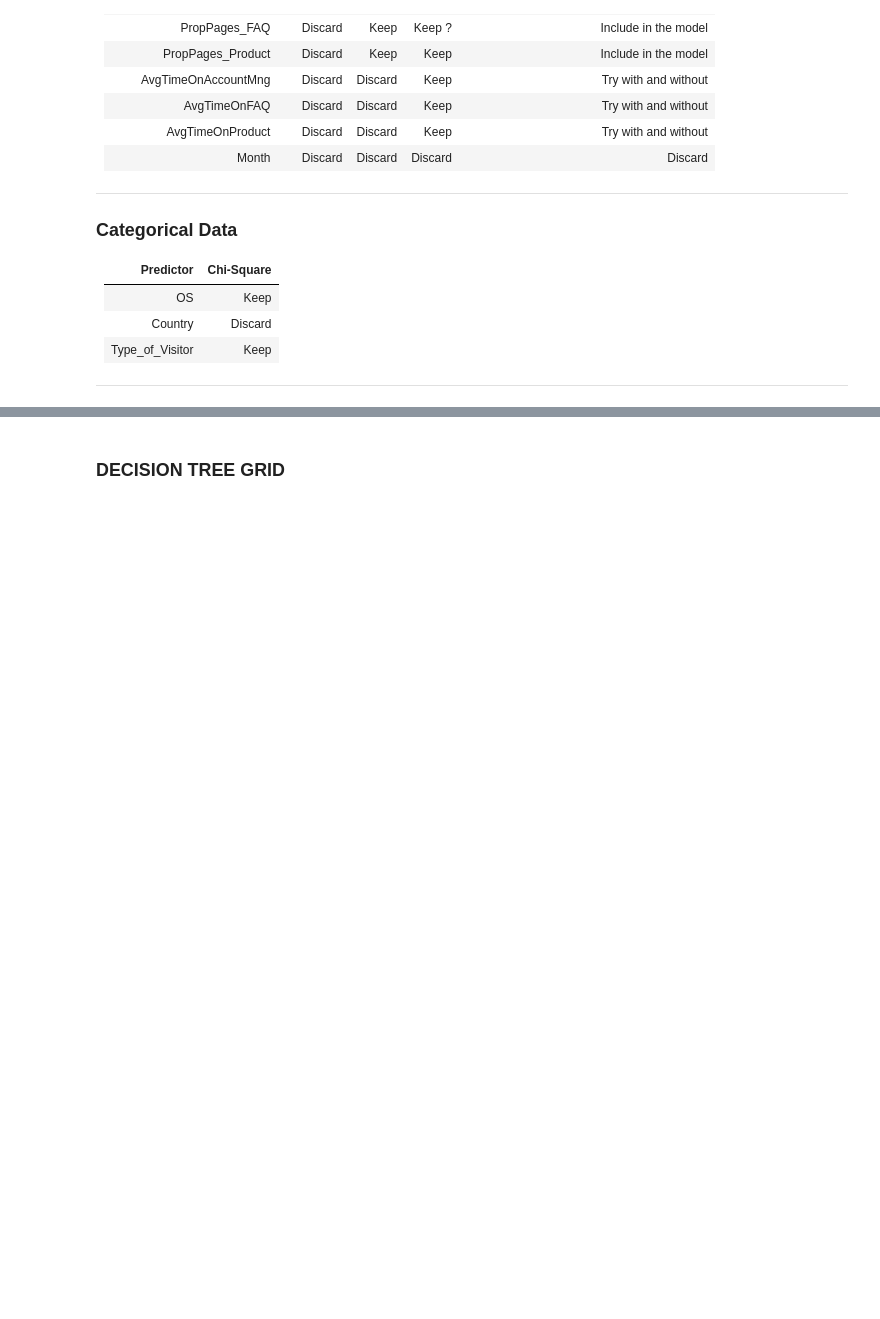
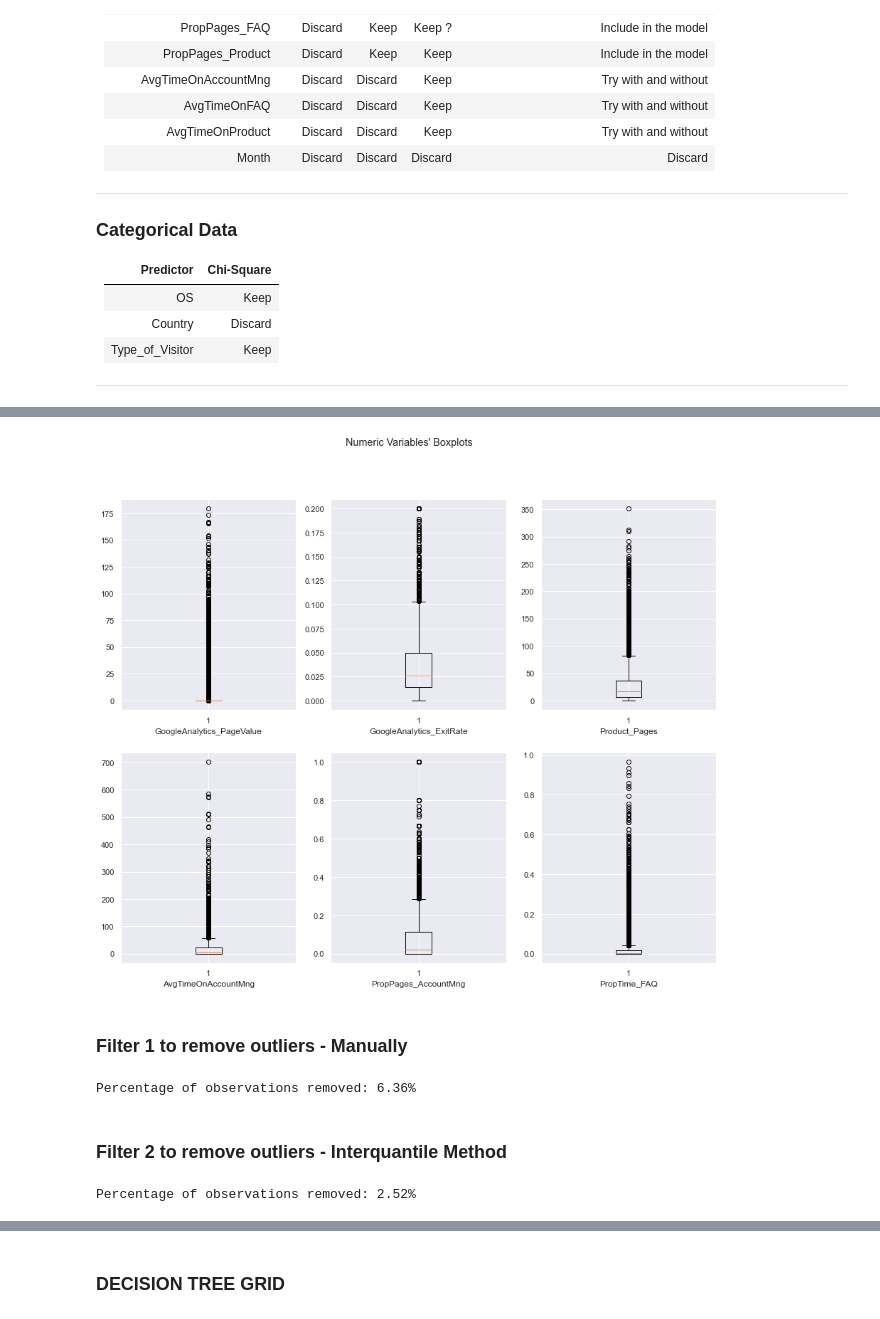
Before and after one commit to JohnnyCodess/Project-Machine-Learning, a Jupyter notebook: 202122 Fall AA Group60 Notebook.ipynb, the cells around one changed output, grey strips where cells are left out. Drawn from its saved outputs; the diff is of its cells as text; code cells hidden in the pictures; blank space fills up the shorter version.

```diff
--- a/202122 Fall AA Group60 Notebook.ipynb
+++ b/202122 Fall AA Group60 Notebook.ipynb
@@ -1267,0 +1284,64 @@ data_select_features.describe().T
+# %%
+# All Numeric Variables' Boxplots in one figure
+sns.set()
+fig, axes = plt.subplots(2, math.ceil(len(data_metric_features) / 2), figsize=(15,12))
+
+for ax, feat in zip(axes.flatten(), data_metric_features):
+    ax.boxplot(data_select_features[feat])
+    ax.set_title(feat, y=-0.13)
+
+plt.suptitle("Numeric Variables' Boxplots")
+plt.show()
+# %% [output]
+[figure, added]
+# %% [markdown]
+### Filter 1 to remove outliers - Manually
+# %%
+filters1 = (
+    (data_select_features['GoogleAnalytics_PageValue']<= 160)
+    &
+    (data_select_features['GoogleAnalytics_ExitRate']<= 0.195)
+    &
+    (data_select_features['Product_Pages']<= 325)
+    &
+    (data_select_features['AvgTimeOnAccountMng']<= 600)
+    &
+    (data_select_features['PropPages_AccountMng']<= 0.8)
+    &
+    (data_select_features['PropTime_FAQ']<= 0.79)
+)
+
+data_filter1 = data_select_features[filters1]
+
+perc_outliers1 = np.round((data_select_features.shape[0] - data_filter1.shape[0]) / data_select_features.shape[0] * 100, 2)
+print(f'Percentage of observations removed: {perc_outliers1}%')
+# %% [output]
+Percentage of observations removed: 6.36%
+# %% [markdown]
+### Filter 2 to remove outliers - Interquantile Method
+# %%
+data_select_features_mean, data_select_features_std = np.mean(data_select_features), np.std(data_select_features)
+
+# We can change the number of stds
+upper_lim = data_select_features_mean + 5 * data_select_features_std
+lower_lim = data_select_features_mean - 5 * data_select_features_std
+
+filters2 = []
+
+for metric in data_metric_features:
+    llim = lower_lim[metric]
+    ulim = upper_lim[metric]
+
+    filters2.append(data_select_features[metric].between(llim, ulim, inclusive=True))
+
+
+filters2 = pd.Series(np.all(filters2, 0))
+filters2 = filters2.values
+
+
+data_filter2 = data_select_features[filters2]
+
+perc_outliers2 = np.round((data_select_features.shape[0] - data_filter2.shape[0]) / data_select_features.shape[0] * 100, 2)
+print(f'Percentage of observations removed: {perc_outliers2}%')
+# %% [output]
+Percentage of observations removed: 2.52%
```
Also changed, not shown: parts of 30 cells of this notebook.
